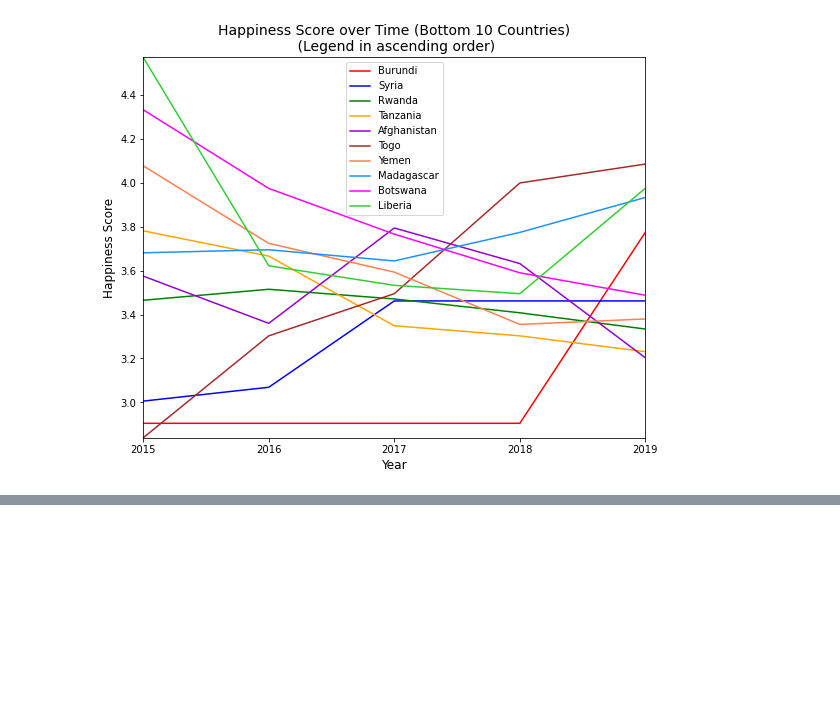
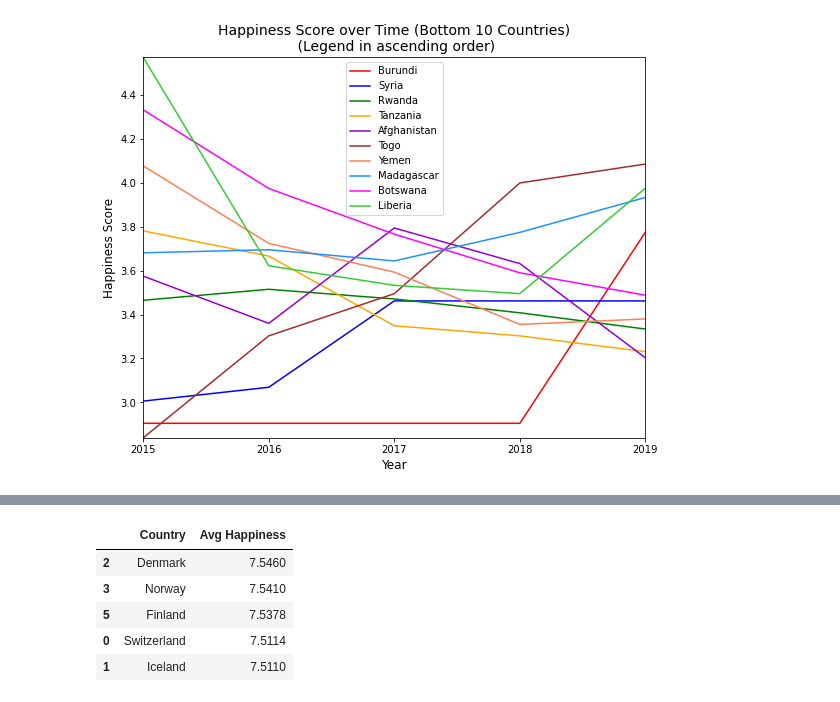
Before and after one commit to reginesgit/Factors-Contributing-to-a-Countrys-Happiness, a Jupyter notebook: Happiness/Happiness_Visual_Analysis.ipynb, the cells around one changed output, grey strips where cells are left out. Saved outputs shown, nothing was run; the diff lists cells and outputs as text; code cells hidden in the pictures; blank space fills up the shorter version.

```diff
--- a/Happiness/Happiness_Visual_Analysis.ipynb
+++ b/Happiness/Happiness_Visual_Analysis.ipynb
@@ -195,0 +210,11 @@ plt.show()
+# %%
+# Create a new DataFrame that only contains the 'Country' and 'Avg. Happiness' columns from the original happiness_df
+avg_hap_df = happiness_df[['Country', 'Avg Happiness']]
+avg_hap_df.head()
+# %% [output]
+|  | Country | Avg Happiness |
+| 2 | Denmark | 7.5460 |
+| 3 | Norway | 7.5410 |
+| 5 | Finland | 7.5378 |
+| 0 | Switzerland | 7.5114 |
+| 1 | Iceland | 7.5110 |
```
Also changed, not shown: parts of 7 cells of this notebook, 1 other file.
